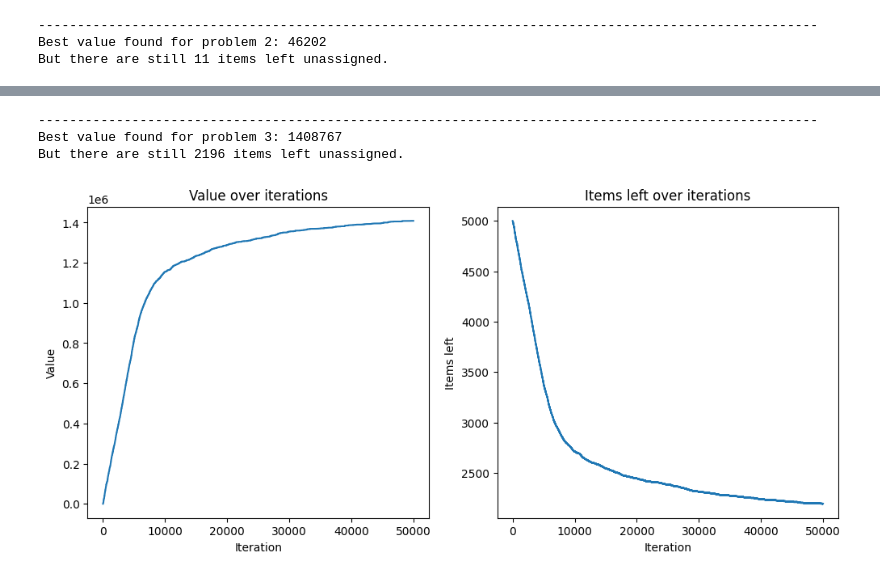
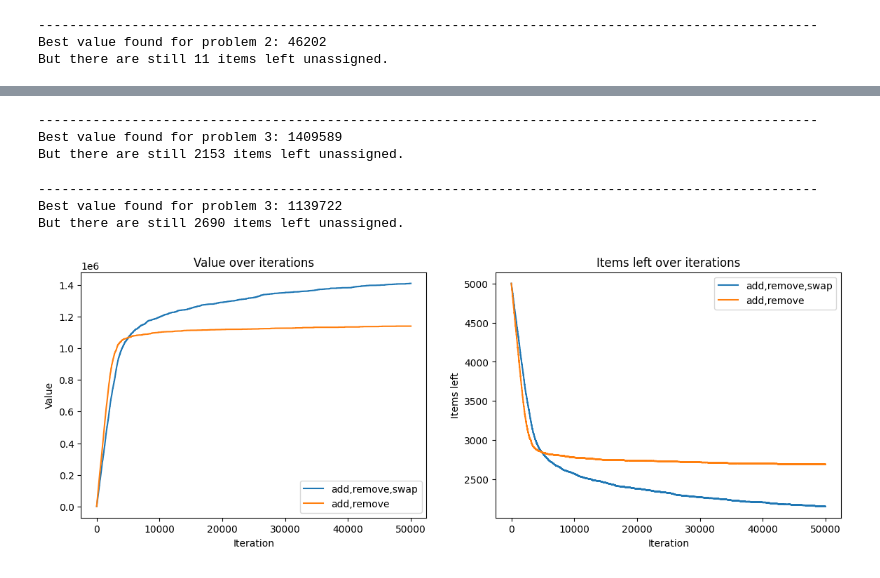
Before and after one commit to MahmoudAMahrous/CI2025_lab1_review_sina, a Jupyter notebook: knapsak.ipynb, the cells around one changed output, grey strips where cells are left out. Drawn from its saved outputs; the diff is of its cells as text; code cells hidden in the pictures.

```diff
--- a/knapsak.ipynb
+++ b/knapsak.ipynb
@@ -501,27 +505,57 @@ CONSTRAINTS = rng.integers(
 solution = np.full(NUM_ITEMS, -1, dtype=np.int16)
 
 best_solution, best_value, items_left_num, history_p3 = hill_climbing(solution, max_iter=50000,
-                                                                        actions_set=(['add','remove','swap'], None))
+                                                                        actions_set=(['add','remove','swap'], [0.6,0.1,0.3])) # ! We have choosen these probabilities from smaller experiments `Probem 2` configuration
 print(100 * "-")
 print("Best value found for problem 3:", best_value)
 if items_left_num != 0:
     print("But there are still", items_left_num, "items left unassigned.")
 # %% [output]
 ----------------------------------------------------------------------------------------------------
-Best value found for problem 3: 1408767
-But there are still 2196 items left unassigned.
+Best value found for problem 3: 1409589
+But there are still 2153 items left unassigned.
-# %%
-plt.figure(figsize=(12,5))
-plt.subplot(1,2,1)
-plt.plot(history_p3['value'])
-plt.title("Value over iterations")
-plt.xlabel("Iteration")
-plt.ylabel("Value")
-plt.subplot(1,2,2)
-plt.plot(history_p3['items_left'])
-plt.title("Items left over iterations")
-plt.xlabel("Iteration")
-plt.ylabel("Items left")
-plt.show()
-# %% [output]
-[figure, removed]
+# %%
+# Problem 3:
+rng = np.random.default_rng(seed=42)
+NUM_KNAPSACKS = 100
+NUM_ITEMS = 5000
+NUM_DIMENSIONS = 100
+VALUES = rng.integers(0, 1000, size=NUM_ITEMS)
+WEIGHTS = rng.integers(0, 1000, size=(NUM_ITEMS, NUM_DIMENSIONS))
+CONSTRAINTS = rng.integers(
+    1000 * 10, 1000 * 2 * NUM_ITEMS // NUM_KNAPSACKS, size=(NUM_KNAPSACKS, NUM_DIMENSIONS)
+)
+
+# inital solution with empty knapsacks
+solution = np.full(NUM_ITEMS, -1, dtype=np.int16)
+
+best_solution, best_value, items_left_num, history_p3_2 = hill_climbing(solution, max_iter=50000,
+                                                                        actions_set=(['add','remove'], [0.8,0.2]))
+print(100 * "-")
+print("Best value found for problem 3:", best_value)
+if items_left_num != 0:
+    print("But there are still", items_left_num, "items left unassigned.")
+# %% [output]
+----------------------------------------------------------------------------------------------------
+Best value found for problem 3: 1139722
+But there are still 2690 items left unassigned.
+# %%
+# plots comparison between history_p3 and history_p3_2
+plt.figure(figsize=(14,10))
+plt.subplot(2,2,1)
+plt.plot(history_p3['value'], label='add,remove,swap')
+plt.plot(history_p3_2['value'], label='add,remove')
+plt.title("Value over iterations")
+plt.xlabel("Iteration")
+plt.ylabel("Value")
+plt.legend()
+plt.subplot(2,2,2)
+plt.plot(history_p3['items_left'], label='add,remove,swap')
+plt.plot(history_p3_2['items_left'], label='add,remove')
+plt.title("Items left over iterations")
+plt.xlabel("Iteration")
+plt.ylabel("Items left")
+plt.legend()
+plt.show()
+# %% [output]
+[figure, added]
```
Also changed, not shown: parts of 17 cells of this notebook.
